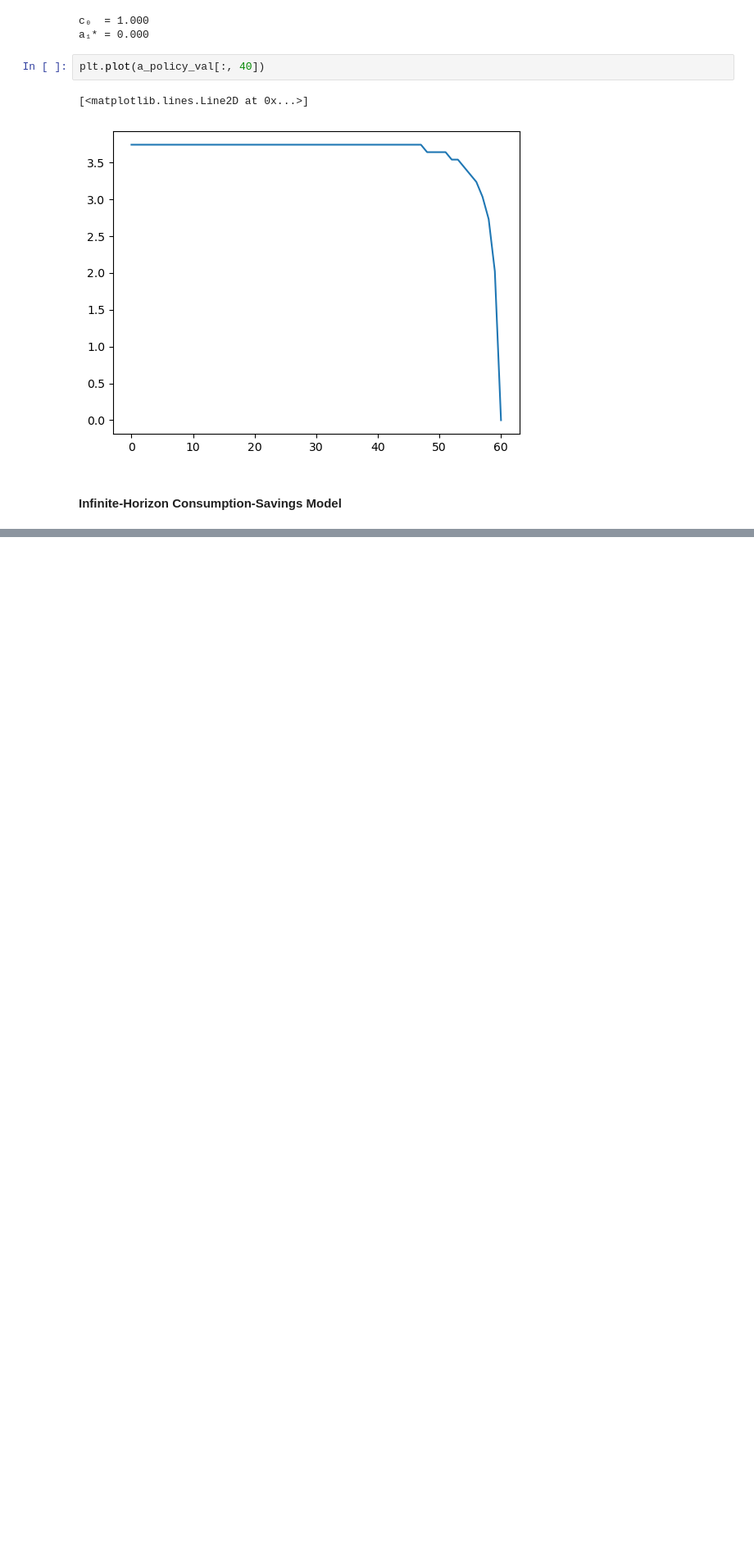
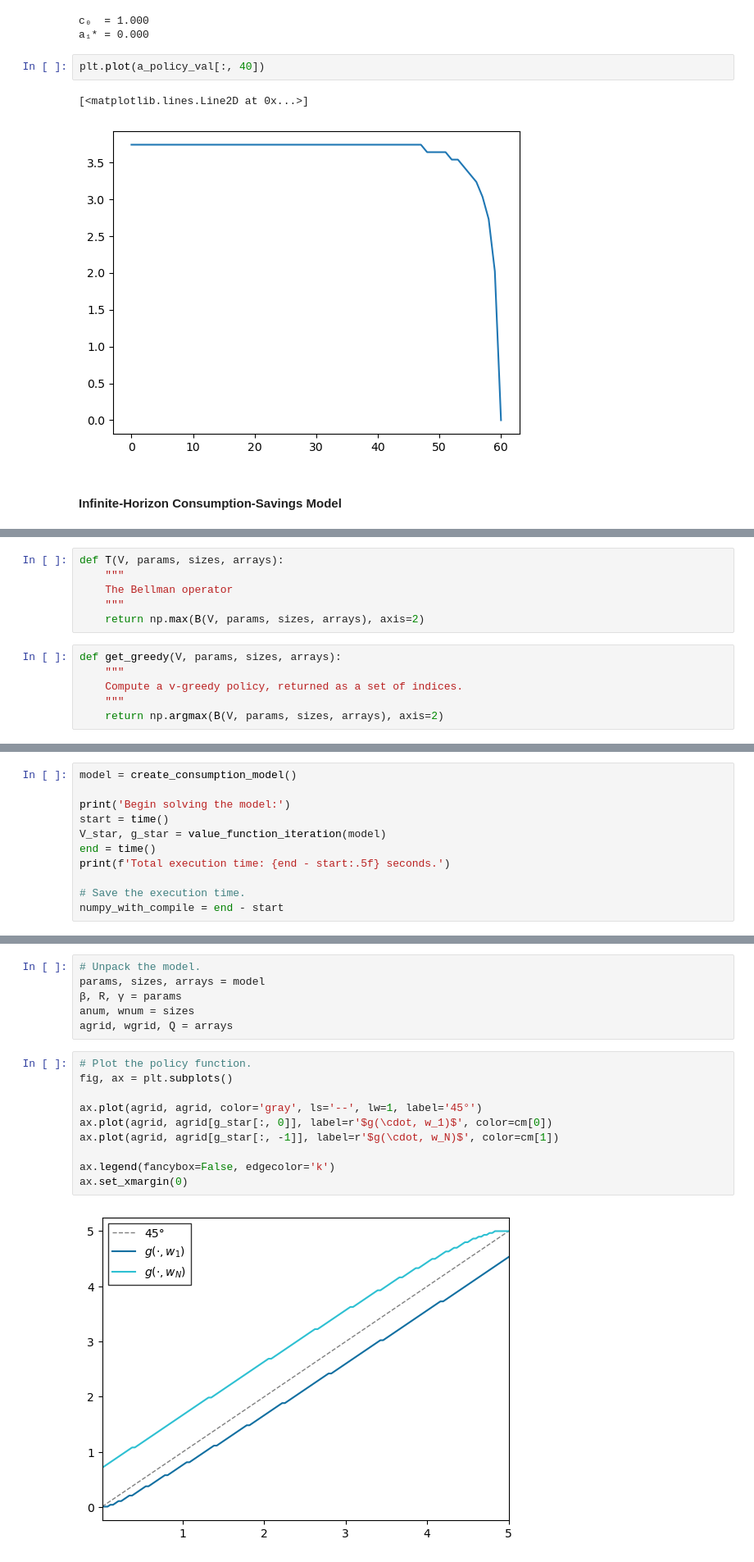
Before and after one commit to sehoxjeong/macroeconomics, a Jupyter notebook: codes/consumption-smoothing/consumption_smoothing.ipynb, the cells around one changed output, grey strips where cells are left out. Shown: that part at 82% size. Drawn from its saved outputs; the diff is of its cells as text; blank space fills up the shorter version.

```diff
--- a/codes/consumption-smoothing/consumption_smoothing.ipynb
+++ b/codes/consumption-smoothing/consumption_smoothing.ipynb
@@ -102,0 +157,12 @@ def create_consumption_model(R=1.01,    # gross interest rate
+# %%
+def T(V, params, sizes, arrays):
+    """
+    The Bellman operator
+    """
+    return np.max(B(V, params, sizes, arrays), axis=2)
+# %%
+def get_greedy(V, params, sizes, arrays):
+    """
+    Compute a v-greedy policy, returned as a set of indices.
+    """
+    return np.argmax(B(V, params, sizes, arrays), axis=2)
@@ -102,0 +189,11 @@ def create_consumption_model(R=1.01,    # gross interest rate
+# %%
+model = create_consumption_model()
+
+print('Begin solving the model:')
+start = time()
+V_star, g_star = value_function_iteration(model)
+end = time()
+print(f'Total execution time: {end - start:.5f} seconds.')
+
+# Save the execution time.
+numpy_with_compile = end - start
@@ -102,0 +204,18 @@ def create_consumption_model(R=1.01,    # gross interest rate
+# %%
+# Unpack the model.
+params, sizes, arrays = model
+β, R, γ = params
+anum, wnum = sizes
+agrid, wgrid, Q = arrays
+# %%
+# Plot the policy function.
+fig, ax = plt.subplots()
+
+ax.plot(agrid, agrid, color='gray', ls='--', lw=1, label='45°')
+ax.plot(agrid, agrid[g_star[:, 0]], label=r'$g(\cdot, w_1)$', color=cm[0])
+ax.plot(agrid, agrid[g_star[:, -1]], label=r'$g(\cdot, w_N)$', color=cm[1])
+
+ax.legend(fancybox=False, edgecolor='k')
+ax.set_xmargin(0)
+# %% [output]
+[figure, added]
```
Also changed, not shown: parts of 9 cells of this notebook.
